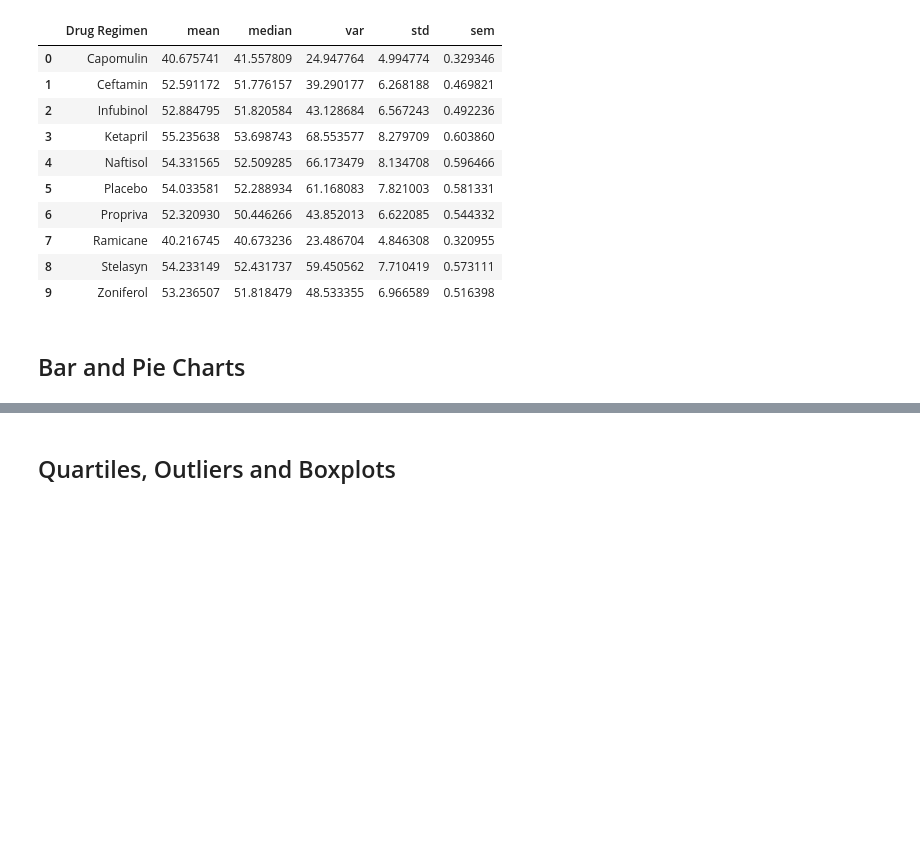
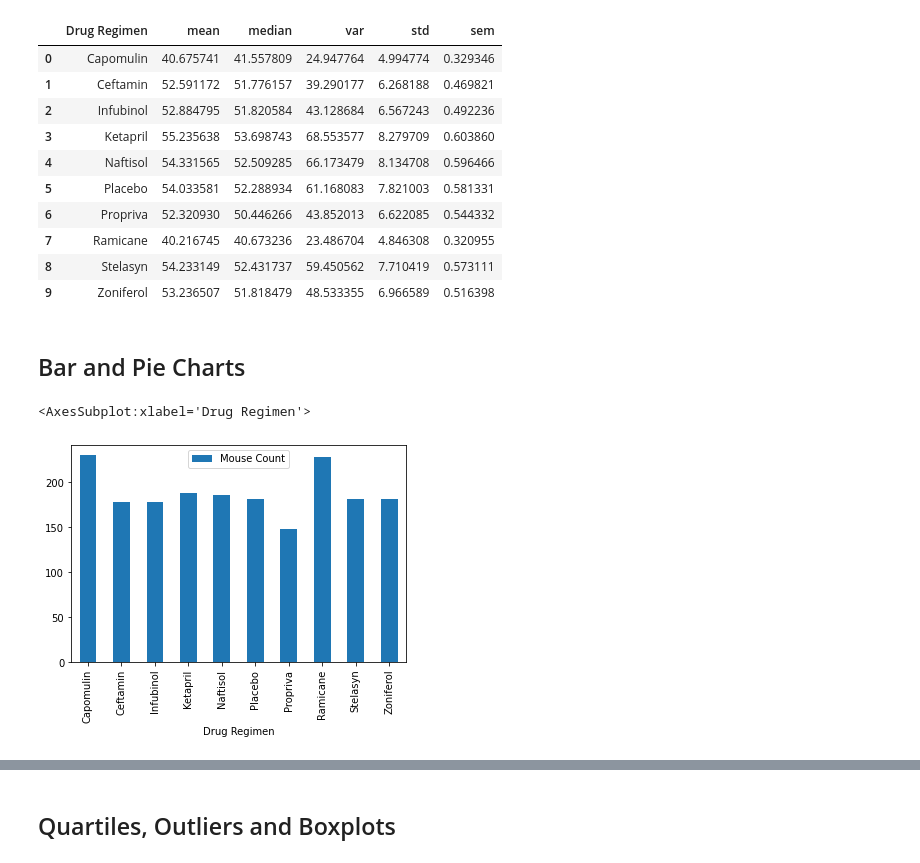
Before and after one commit to skumble27/matplotlib-challenge, a Jupyter notebook: Pymaceuticals/pymaceuticals_starter Draft5.ipynb, the cells around one changed output, grey strips where cells are left out. Cells and saved outputs as stored; diff of their text form; code cells hidden in the pictures; blank space fills up the shorter version.

```diff
--- a/Pymaceuticals/pymaceuticals_starter Draft5.ipynb
+++ b/Pymaceuticals/pymaceuticals_starter Draft5.ipynb
@@ -200,4 +200,20 @@ Summary Statistics of Tumor Volumes treated by each drug
 | 9 | Zoniferol | 53.236507 | 51.818479 | 48.533355 | 6.966589 | 0.516398 |
 # %% [markdown]
 ## Bar and Pie Charts
+# %%
+# Generate a bar plot showing the total number of mice for each treatment throughout the course of the study using pandas.
+
+mice_count = cleaned_mouse_study_data.groupby('Drug Regimen')['Mouse ID'].count()
+
+mice_per_drug = pd.DataFrame(mice_count)
+mice_per_drug = mice_per_drug.reset_index()
+
+# Renaming the columns
+mice_per_drug = mice_per_drug.rename(columns={'Mouse ID':'Mouse Count'})
+
+## Plotting a bar graph
+mice_per_drug.plot.bar(x='Drug Regimen',y='Mouse Count')
+# %% [output]
+<AxesSubplot:xlabel='Drug Regimen'>
+[figure, added]
 # %%
```
Also changed, not shown: parts of 2 cells of this notebook.
